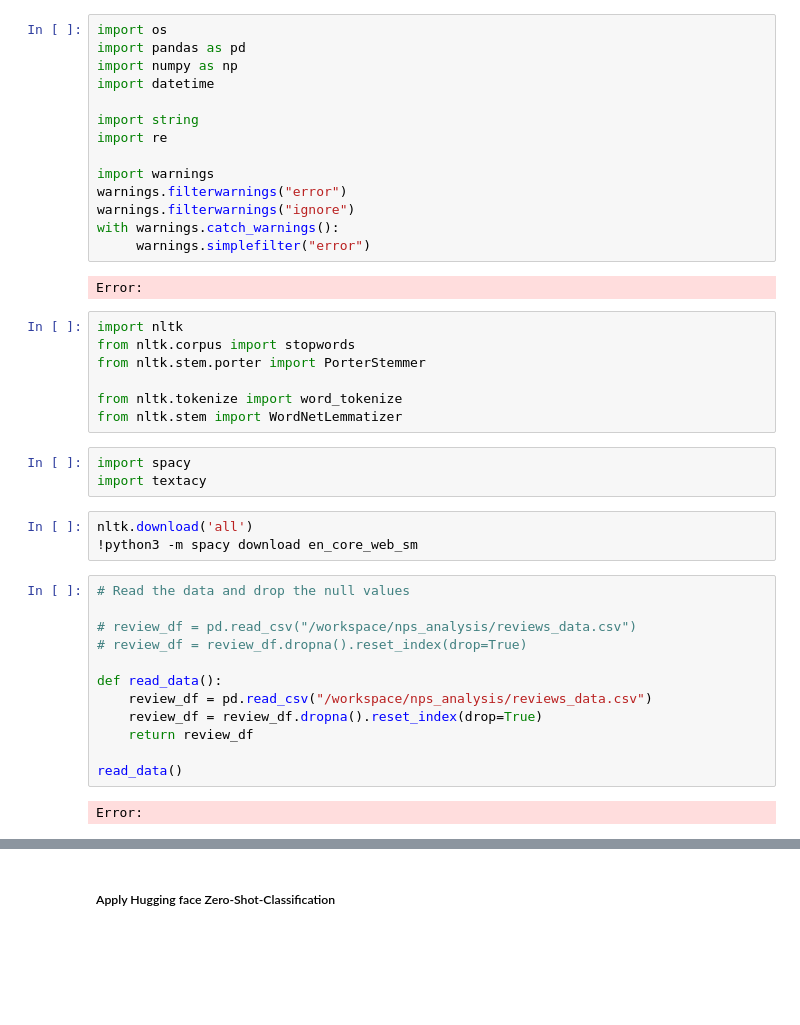
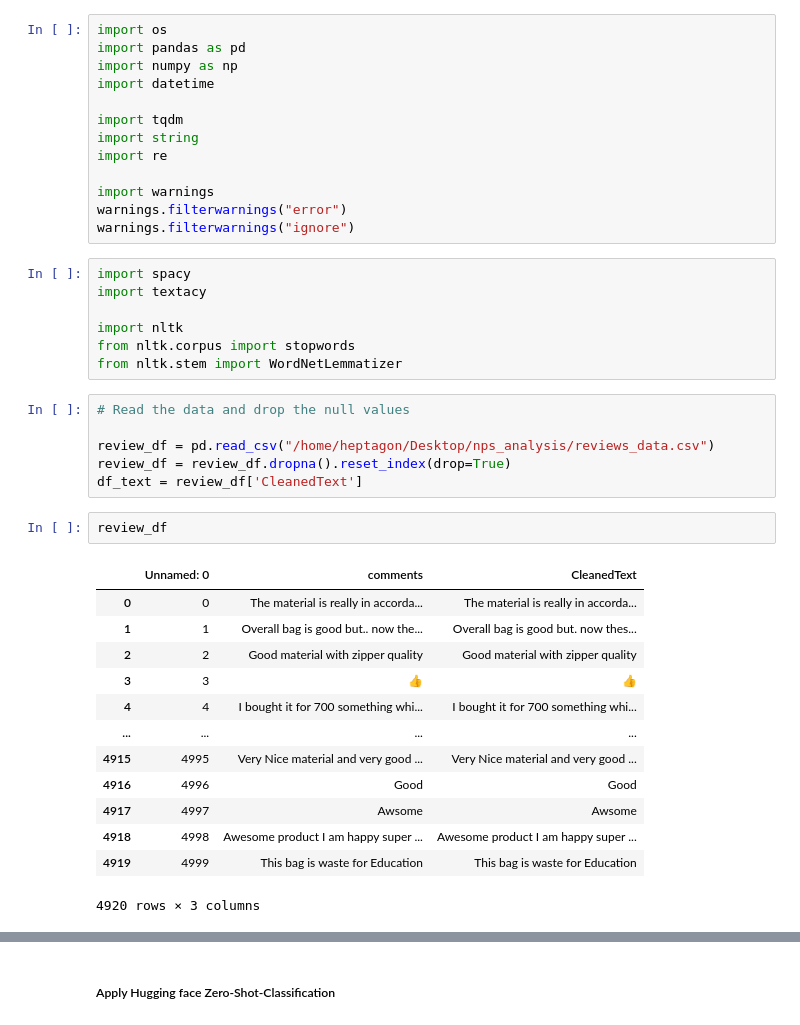
Before and after one commit to sudamah/nps_review_analysis, a Jupyter notebook: reviews_nlp.ipynb, the cells around one changed output, grey strips where cells are left out. Cells and saved outputs as stored; diff of their text form; blank space fills up the shorter version.

Commit message:
clean dataset

```diff
--- a/reviews_nlp.ipynb
+++ b/reviews_nlp.ipynb
@@ -4,41 +4,40 @@ import pandas as pd
 import numpy as np
 import datetime
 
+import tqdm
 import string
 import re
 
 import warnings
 warnings.filterwarnings("error")
 warnings.filterwarnings("ignore")
-with warnings.catch_warnings():
-     warnings.simplefilter("error")
-# %% [output]
-Error:
 # %%
+import spacy
+import textacy
+
 import nltk
 from nltk.corpus import stopwords
-from nltk.stem.porter import PorterStemmer
-
-from nltk.tokenize import word_tokenize
 from nltk.stem import WordNetLemmatizer
-# %%
-import spacy
-import textacy
-# %%
-nltk.download('all')
-!python3 -m spacy download en_core_web_sm
 # %%
 # Read the data and drop the null values
 
-# review_df = pd.read_csv("/workspace/nps_analysis/reviews_data.csv")
-# review_df = review_df.dropna().reset_index(drop=True)
-
-def read_data():
-    review_df = pd.read_csv("/workspace/nps_analysis/reviews_data.csv")
-    review_df = review_df.dropna().reset_index(drop=True)
-    return review_df
-
-read_data()
+review_df = pd.read_csv("/home/heptagon/Desktop/nps_analysis/reviews_data.csv")
+review_df = review_df.dropna().reset_index(drop=True)
+df_text = review_df['CleanedText']
-# %% [output]
-Error:
+# %%
+review_df
+# %% [output]
+|  | Unnamed: 0 | comments | CleanedText |
+| 0 | 0 | The material is really in accorda... | The material is really in accorda... |
+| 1 | 1 | Overall bag is good but.. now the... | Overall bag is good but. now thes... |
+| 2 | 2 | Good material with zipper quality | Good material with zipper quality |
+| 3 | 3 | 👍 | 👍 |
+| 4 | 4 | I bought it for 700 something whi... | I bought it for 700 something whi... |
+| ... | ... | ... | ... |
+| 4915 | 4995 | Very Nice material and very good ... | Very Nice material and very good ... |
+| 4916 | 4996 | Good | Good |
+| 4917 | 4997 | Awsome | Awsome |
+| 4918 | 4998 | Awesome product I am happy super ... | Awesome product I am happy super ... |
+| 4919 | 4999 | This bag is waste for Education | This bag is waste for Education |
+4920 rows × 3 columns
 # %%
```
Also changed, not shown: parts of 12 cells of this notebook, 3 other files.
